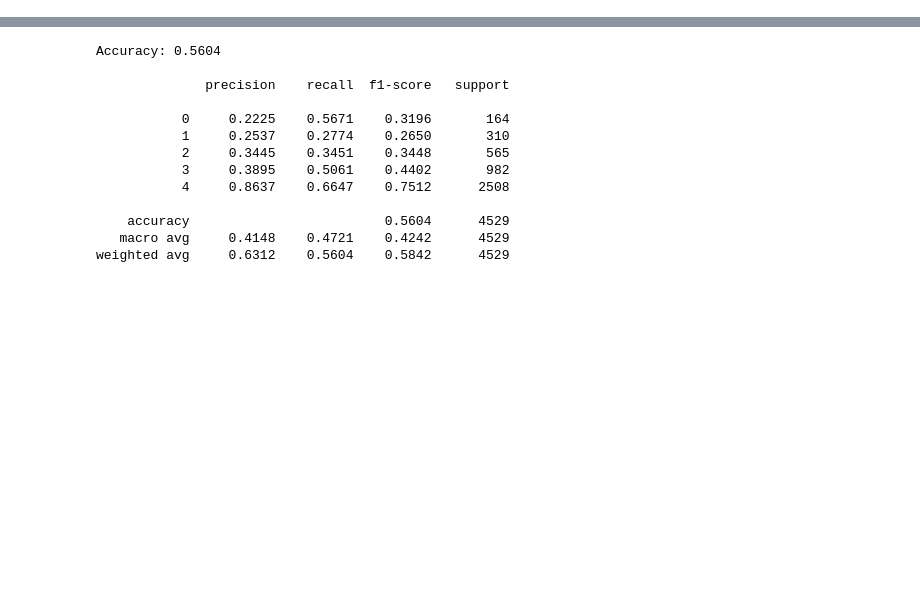
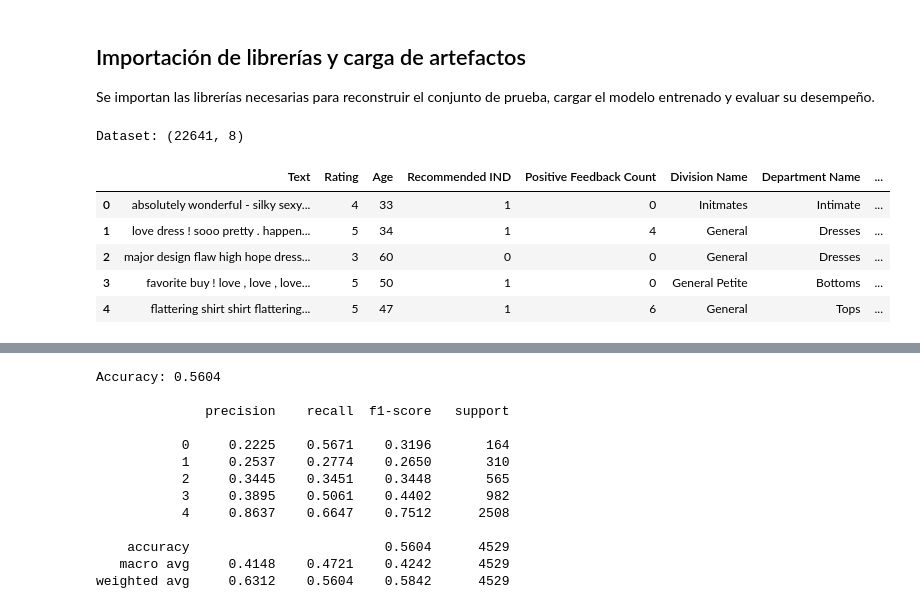
Before and after one commit to LautaroRodriguez54/amazon_reviews_nlp, a Jupyter notebook: notebooks/04_evaluation.ipynb, the cells around one changed output, grey strips where cells are left out. Drawn from its saved outputs; the diff is of its cells as text; code cells hidden in the pictures; blank space fills up the shorter version.

```diff
--- a/notebooks/04_evaluation.ipynb
+++ b/notebooks/04_evaluation.ipynb
@@ -0,0 +9,12 @@
+# %% [markdown]
+## Importación de librerías y carga de artefactos
+
+Se importan las librerías necesarias para reconstruir el conjunto de prueba, cargar el modelo entrenado y evaluar su desempeño.
+# %%
+import sys
+from pathlib import Path
+
+PROJECT_ROOT = Path.cwd().parent
+
+if str(PROJECT_ROOT) not in sys.path:
+    sys.path.insert(0, str(PROJECT_ROOT))
@@ -0,0 +42,22 @@
+# %%
+DATA_PATH = PROJECT_ROOT / "data" / "processed" / "amazon_reviews_processed.csv"
+
+MODEL_PATH = PROJECT_ROOT / "models" / "text_classifier.pth"
+
+VECTORIZER_PATH = PROJECT_ROOT / "models" / "tfidf_vectorizer.pkl"
+
+HISTORY_PATH = PROJECT_ROOT / "models" / "training_history.pkl"
+
+df = pd.read_csv(DATA_PATH)
+
+print(f"Dataset: {df.shape}")
+
+df.head()
+# %% [output]
+Dataset: (22641, 8)
+|  | Text | Rating | Age | Recommended IND | Positive Feedback Count | Division Name | Department Name | ... |
+| 0 | absolutely wonderful - silky sexy... | 4 | 33 | 1 | 0 | Initmates | Intimate | ... |
+| 1 | love dress ! sooo pretty . happen... | 5 | 34 | 1 | 4 | General | Dresses | ... |
+| 2 | major design flaw high hope dress... | 3 | 60 | 0 | 0 | General | Dresses | ... |
+| 3 | favorite buy ! love , love , love... | 5 | 50 | 1 | 0 | General Petite | Bottoms | ... |
+| 4 | flattering shirt shirt flattering... | 5 | 47 | 1 | 6 | General | Tops | ... |
```
Also changed, not shown: parts of 21 cells of this notebook, 6 other files.
